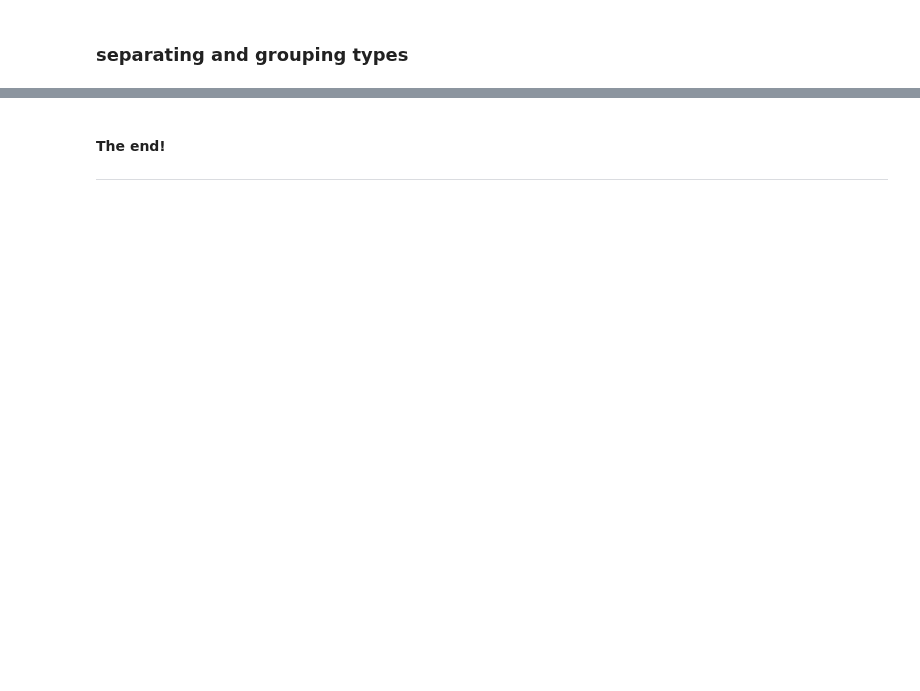
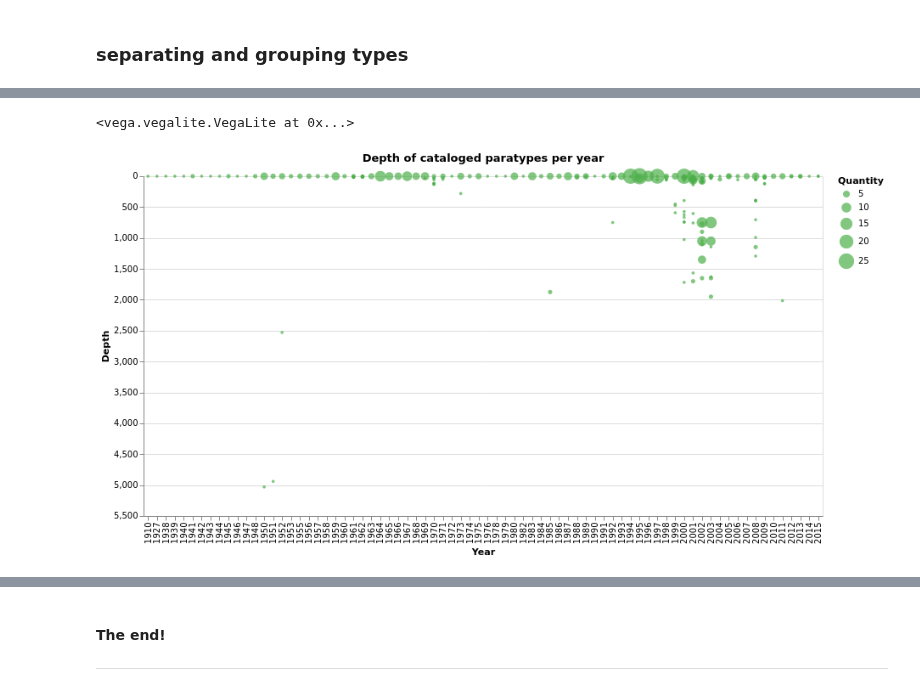
Before and after one commit to aslamedeiros/Vis_Zoo---Fase-1, a Jupyter notebook: depth.ipynb, the cells around one changed output, grey strips where cells are left out. Saved outputs shown, nothing was run; the diff lists cells and outputs as text; code cells hidden in the pictures; blank space fills up the shorter version.

```diff
--- a/depth.ipynb
+++ b/depth.ipynb
@@ -483,3 +376,0 @@ t = teste1['order'].unique()
-# %%
-temp = teste1[(teste1['order'] != 'Nan') & (teste1['type_status'].isin(group_types))]
-temp = temp.groupby(['order','start_year','type_status']).count()['count'].reset_index()
@@ -666,0 +482,34 @@ g3
+# %%
+for tp in ['Holotipo', 'Alotipo', 'Paratipo']:
+    temp = teste1[teste1['type_status'] == tp]
+    t = temp.groupby(['start_year', 'min_depth']).count()['count'].reset_index()
+
+    # defining range of y axis
+    l = []
+    for depth in t['min_depth']:
+        try:
+            l.append(float(depth))
+        except:
+            pass
+
+    max_y = max(l)
+    min_y = min(l)
+
+    # making chart
+    g3 = alt.Chart(t, title=f'Depth of cataloged {types_translate[tp]} per year',
+                   height=400, width=800
+                  ).mark_circle(color= f'{type_color[tp]}').encode(
+        x= alt.X('start_year', type='ordinal', title='Year'),
+        y= alt.Y('min_depth', type='quantitative', title='Depth', scale=alt.Scale(domain=[max_y,min_y])),
+        size=alt.Size('count',type= 'quantitative', legend=alt.Legend(title='Quantity'))
+    )
+
+    # salvando o gráfico
+#     g3.save(f'./depth/{tp}_per_year.svg')
+#     g3.save(f'./depth/{tp}_per_year.png')
+#     g3.save(f'./depth/{tp}_per_year.html')
+
+g3
+# %% [output]
+<vega.vegalite.VegaLite at 0x...>
+[figure, added]
```
Also changed, not shown: parts of 52 cells of this notebook, 19 other files.
